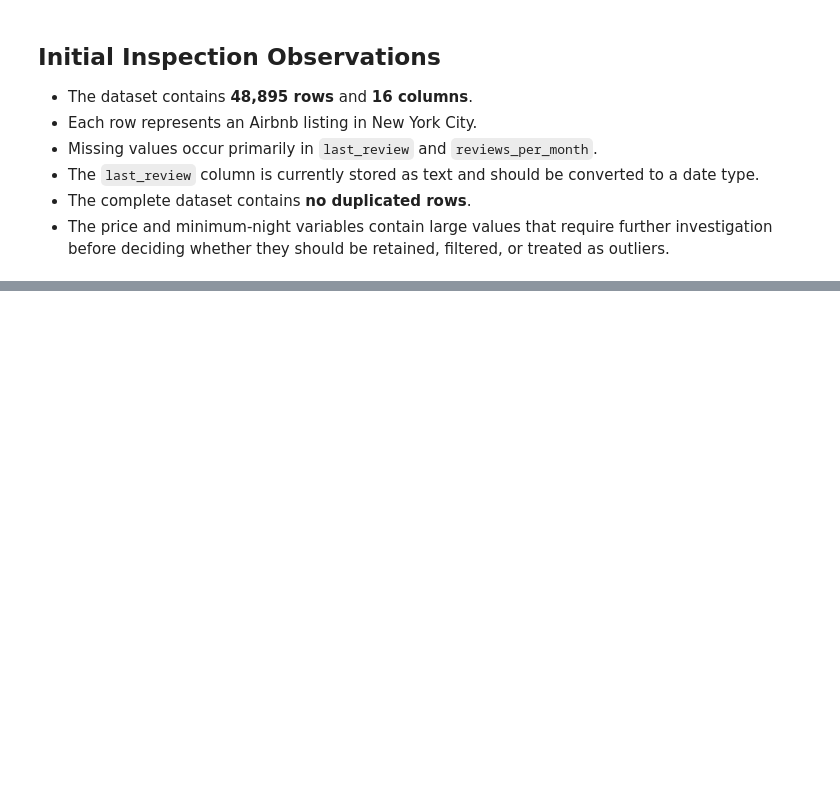
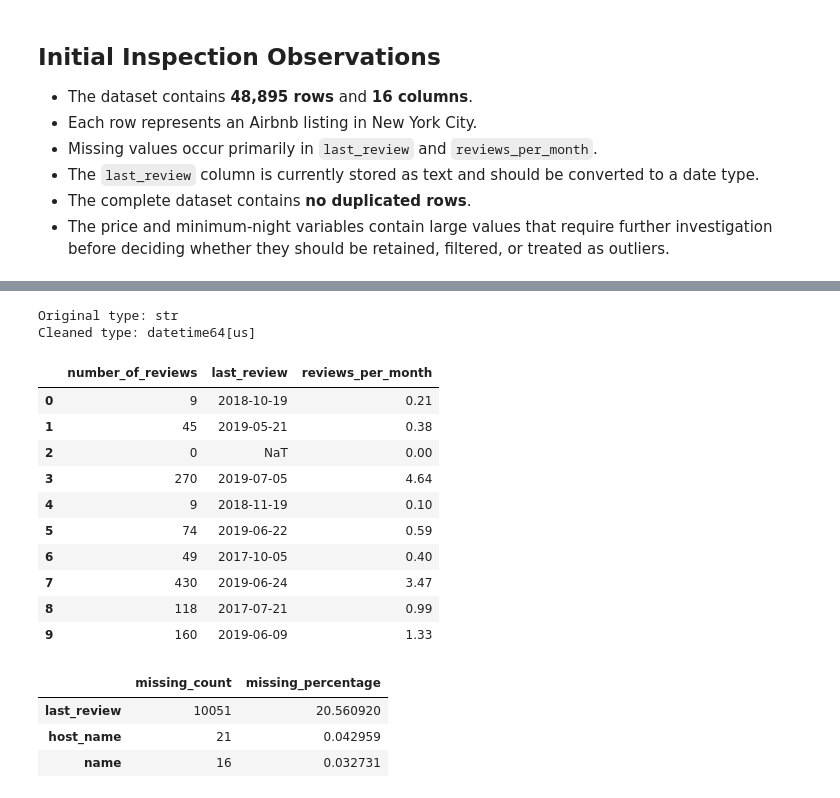
Before and after one commit to MariusJochheim/ai-programming-foundations-project, a Jupyter notebook: data_workflow.ipynb, the cells around one changed output, grey strips where cells are left out. Saved outputs shown, nothing was run; the diff lists cells and outputs as text; code cells hidden in the pictures; blank space fills up the shorter version.

Commit message:
feat: Add reusable data cleaning functions and verify functionality

```diff
--- a/data_workflow.ipynb
+++ b/data_workflow.ipynb
@@ -223,0 +372,4 @@ df[analysis_columns].describe().T
+# %%
+df_clean = clean_review_data(df)
+df_clean = remove_invalid_records(df_clean)
+summarize_cleaning(df, df_clean)
@@ -223,0 +409,53 @@ df[analysis_columns].describe().T
+# %%
+print("Original type:", df["last_review"].dtype)
+print("Cleaned type:", df_clean["last_review"].dtype)
+# %% [output]
+Original type: str
+Cleaned type: datetime64[us]
+# %%
+df_clean[
+    [
+        "number_of_reviews",
+        "last_review",
+        "reviews_per_month",
+    ]
+].head(10)
+# %% [output]
+|  | number_of_reviews | last_review | reviews_per_month |
+| 0 | 9 | 2018-10-19 | 0.21 |
+| 1 | 45 | 2019-05-21 | 0.38 |
+| 2 | 0 | NaT | 0.00 |
+| 3 | 270 | 2019-07-05 | 4.64 |
+| 4 | 9 | 2018-11-19 | 0.10 |
+| 5 | 74 | 2019-06-22 | 0.59 |
+| 6 | 49 | 2017-10-05 | 0.40 |
+| 7 | 430 | 2019-06-24 | 3.47 |
+| 8 | 118 | 2017-07-21 | 0.99 |
+| 9 | 160 | 2019-06-09 | 1.33 |
+# %%
+remaining_missing = (
+    df_clean.isna()
+    .sum()
+    .rename("missing_count")
+    .to_frame()
+)
+
+remaining_missing["missing_percentage"] = (
+    remaining_missing["missing_count"]
+    / len(df_clean)
+    * 100
+)
+
+remaining_missing = remaining_missing.loc[
+    remaining_missing["missing_count"].gt(0)
+].sort_values(
+    "missing_count",
+    ascending=False,
+)
+
+remaining_missing
+# %% [output]
+|  | missing_count | missing_percentage |
+| last_review | 10051 | 20.560920 |
+| host_name | 21 | 0.042959 |
+| name | 16 | 0.032731 |
```
Also changed, not shown: parts of 7 cells of this notebook.
